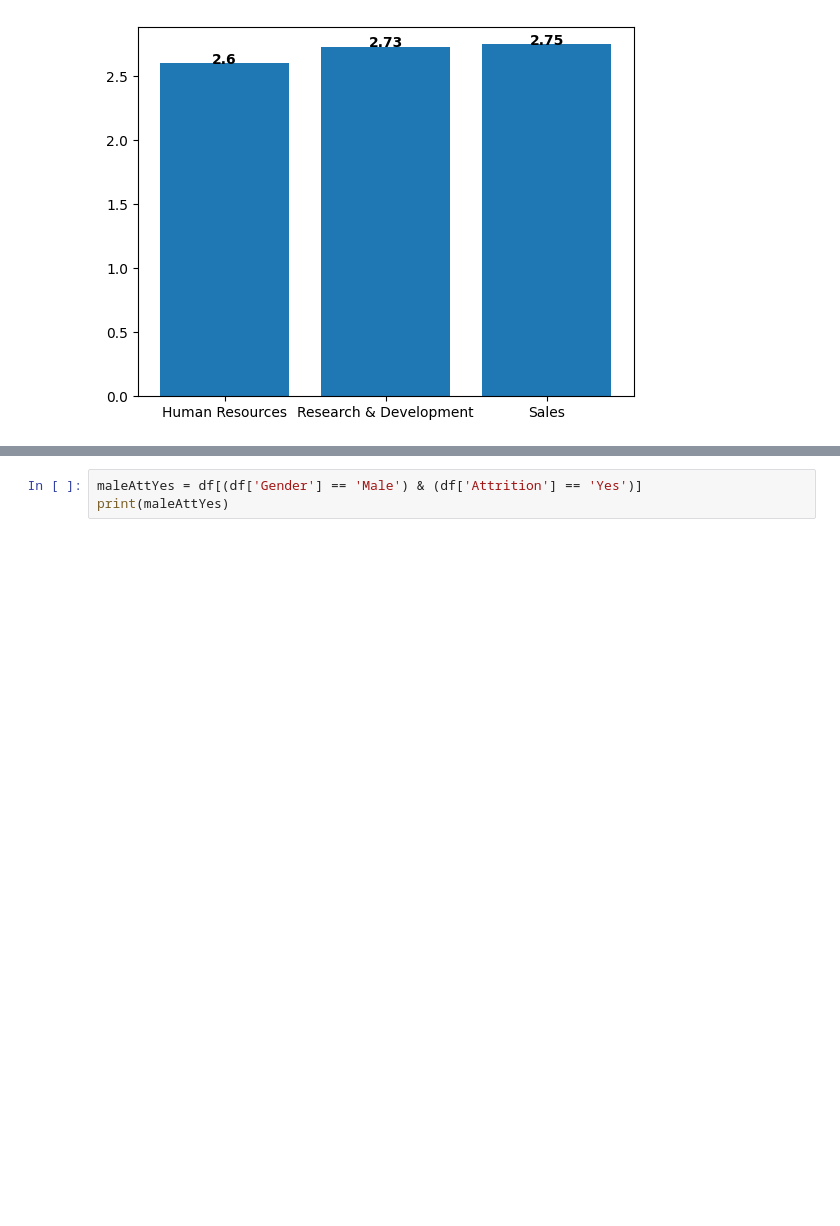
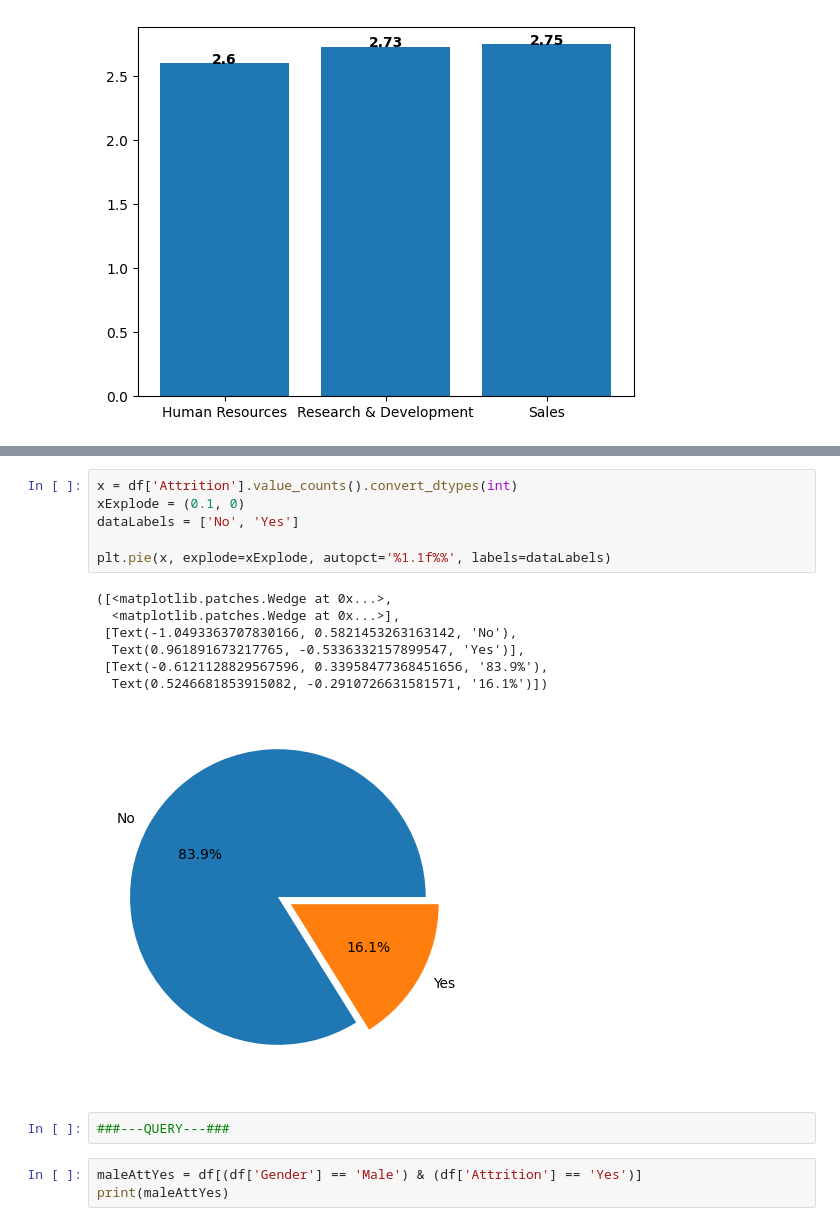
Before and after one commit to ddatnguyen97/HR-Analysis, a Jupyter notebook: IBM HR Analysis Practice.ipynb, the cells around one changed output, grey strips where cells are left out. Cells and saved outputs as stored; diff of their text form; blank space fills up the shorter version.

```diff
--- a/IBM HR Analysis Practice.ipynb
+++ b/IBM HR Analysis Practice.ipynb
@@ -175,3 +184,19 @@ plt.scatter(x, y, alpha=0.5, c=color)
+# %%
+x = df['Attrition'].value_counts().convert_dtypes(int)
+xExplode = (0.1, 0)
+dataLabels = ['No', 'Yes']
+
+plt.pie(x, explode=xExplode, autopct='%1.1f%%', labels=dataLabels)
+# %% [output]
+([<matplotlib.patches.Wedge at 0x...>,
+  <matplotlib.patches.Wedge at 0x...>],
+ [Text(-1.0493363707830166, 0.5821453263163142, 'No'),
+  Text(0.961891673217765, -0.5336332157899547, 'Yes')],
+ [Text(-0.6121128829567596, 0.33958477368451656, '83.9%'),
+  Text(0.5246681853915082, -0.2910726631581571, '16.1%')])
+[figure, added]
+# %%
+###---QUERY---###
 # %%
 maleAttYes = df[(df['Gender'] == 'Male') & (df['Attrition'] == 'Yes')]
 print(maleAttYes)
```
Also changed, not shown: parts of 13 cells of this notebook.
